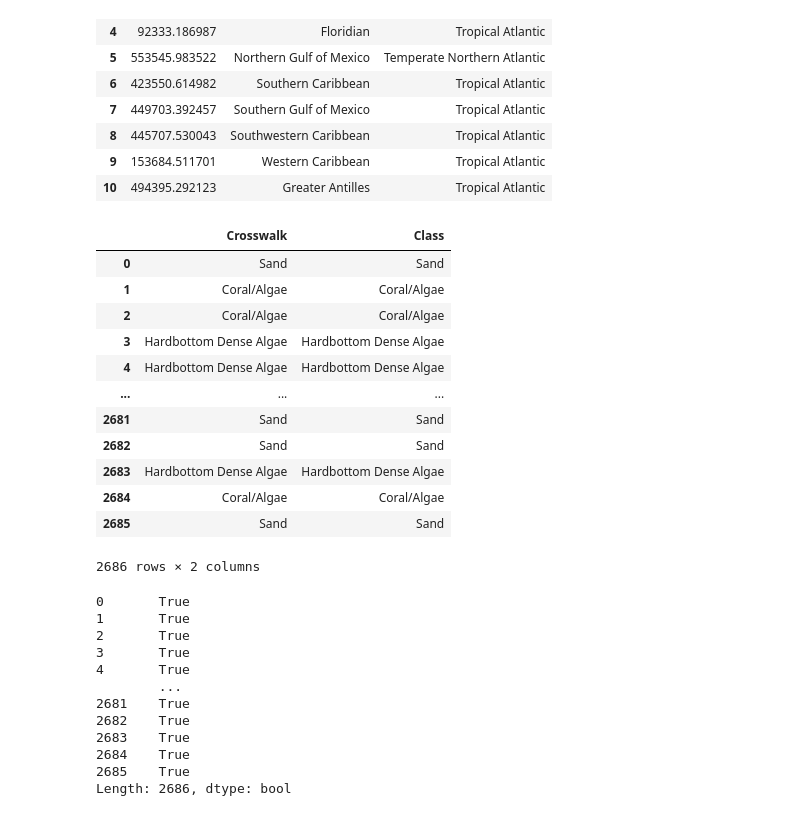
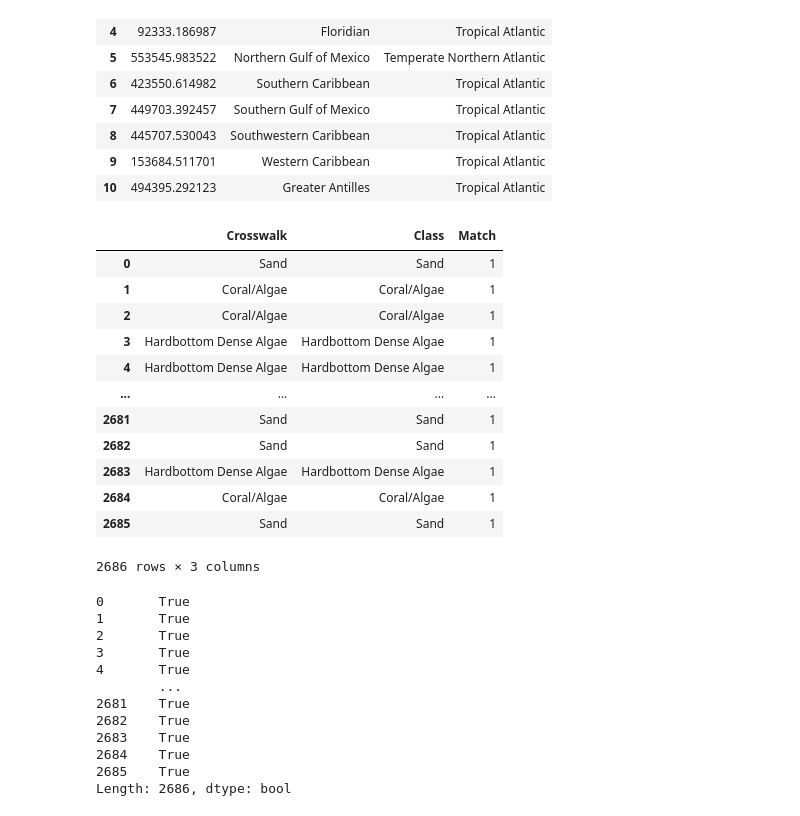
Before and after one commit to mapossum/spa, a Jupyter notebook: W5/ExternalModulesNotebooks/2. Reading GIS data into Pandas.ipynb, the cells around one changed output. Saved outputs shown, nothing was run; the diff lists cells and outputs as text; code cells hidden in the pictures.

```diff
--- a/W5/ExternalModulesNotebooks/2. Reading GIS data into Pandas.ipynb
+++ b/W5/ExternalModulesNotebooks/2. Reading GIS data into Pandas.ipynb
@@ -123,26 +127,26 @@ sdf4
 | 10 | 494395.292123 | Greater Antilles | Tropical Atlantic |
 # %%
 import arcpy
-fields = ["Crosswalk", "Class"]
+fields = ["Crosswalk", "Class", "Match"]
 array = arcpy.da.FeatureClassToNumPyArray("aassesmet.shp", fields)
 array
 
 sdf5 = pd.DataFrame(array[fields])
 sdf5
 # %% [output]
-|  | Crosswalk | Class |
-| 0 | Sand | Sand |
-| 1 | Coral/Algae | Coral/Algae |
-| 2 | Coral/Algae | Coral/Algae |
-| 3 | Hardbottom Dense Algae | Hardbottom Dense Algae |
-| 4 | Hardbottom Dense Algae | Hardbottom Dense Algae |
-| ... | ... | ... |
-| 2681 | Sand | Sand |
-| 2682 | Sand | Sand |
-| 2683 | Hardbottom Dense Algae | Hardbottom Dense Algae |
-| 2684 | Coral/Algae | Coral/Algae |
-| 2685 | Sand | Sand |
+|  | Crosswalk | Class | Match |
+| 0 | Sand | Sand | 1 |
+| 1 | Coral/Algae | Coral/Algae | 1 |
+| 2 | Coral/Algae | Coral/Algae | 1 |
+| 3 | Hardbottom Dense Algae | Hardbottom Dense Algae | 1 |
+| 4 | Hardbottom Dense Algae | Hardbottom Dense Algae | 1 |
+| ... | ... | ... | ... |
+| 2681 | Sand | Sand | 1 |
+| 2682 | Sand | Sand | 1 |
+| 2683 | Hardbottom Dense Algae | Hardbottom Dense Algae | 1 |
+| 2684 | Coral/Algae | Coral/Algae | 1 |
+| 2685 | Sand | Sand | 1 |
-2686 rows × 2 columns
+2686 rows × 3 columns
 # %%
 sdf5["Crosswalk"] == sdf5["Class"]
 # %% [output]
```
Also changed, not shown: parts of 3 cells of this notebook, 26 other files.
